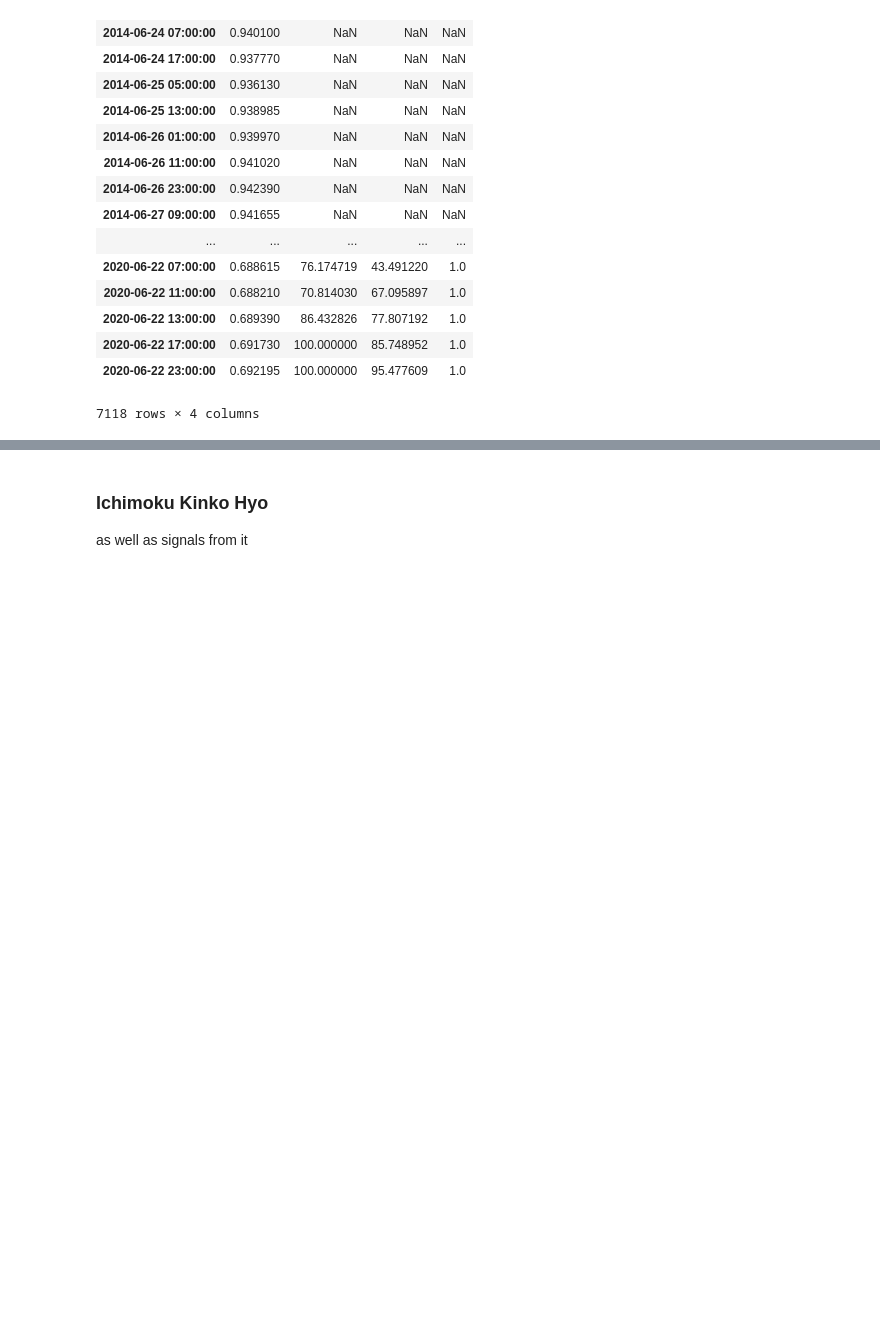
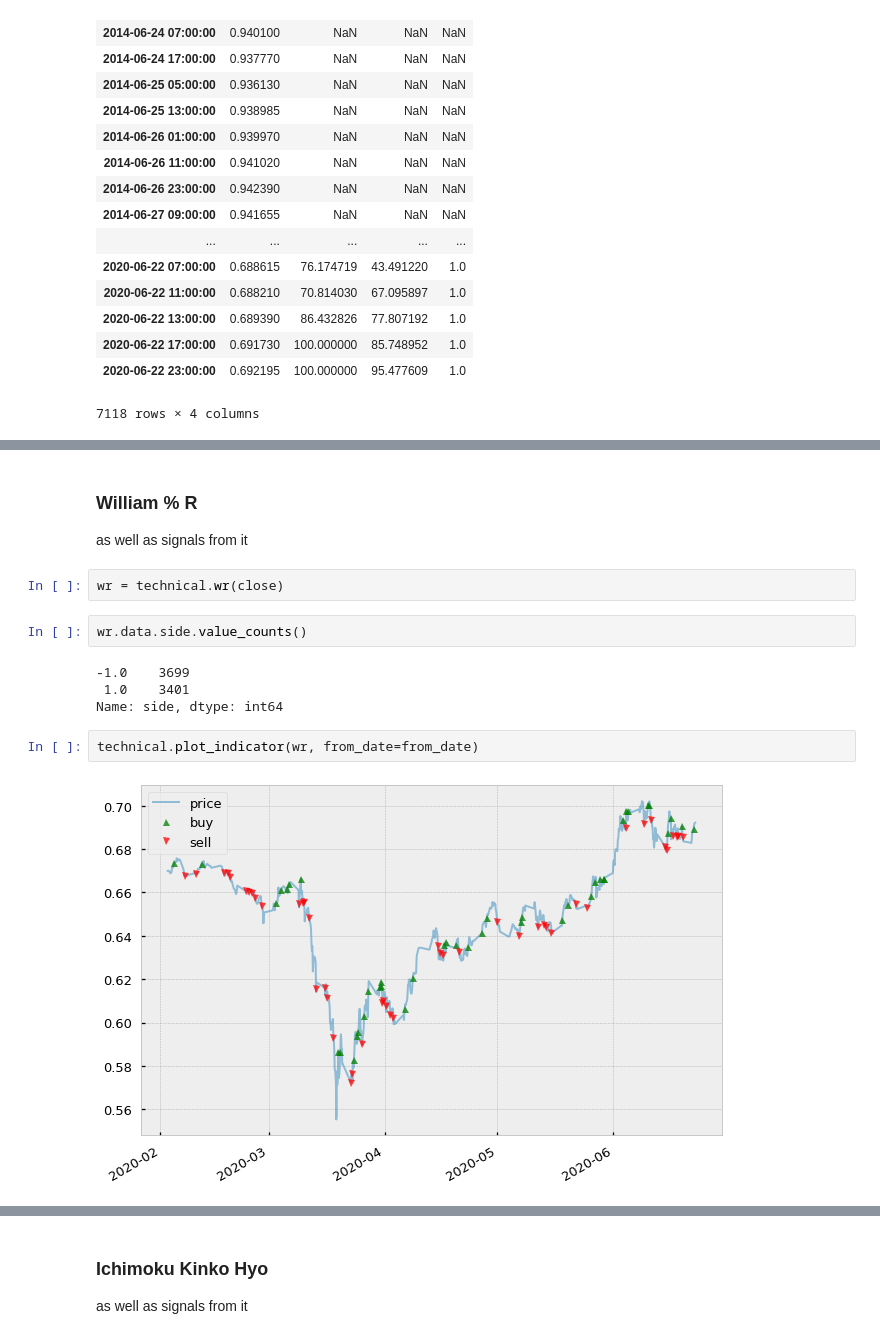
Before and after one commit to schigrinov/capstone, a Jupyter notebook: notebooks/WQU Capstone - Notebook 3 - Exploring technical indicators.ipynb, the cells around one changed output, grey strips where cells are left out. Cells and saved outputs as stored; diff of their text form; blank space fills up the shorter version.

Commit message:
Updated William % R in notebook 3

```diff
--- a/notebooks/WQU Capstone - Notebook 3 - Exploring technical indicators.ipynb
+++ b/notebooks/WQU Capstone - Notebook 3 - Exploring technical indicators.ipynb
@@ -164,0 +166,15 @@ so.data[['%K','%D']][from_date:].plot()
+# %% [markdown]
+### William % R
+as well as signals from it
+# %%
+wr = technical.wr(close)
+# %%
+wr.data.side.value_counts()
+# %% [output]
+-1.0    3699
+ 1.0    3401
+Name: side, dtype: int64
+# %%
+technical.plot_indicator(wr, from_date=from_date)
+# %% [output]
+[figure, added]
```
Also changed, not shown: parts of 12 cells of this notebook.
